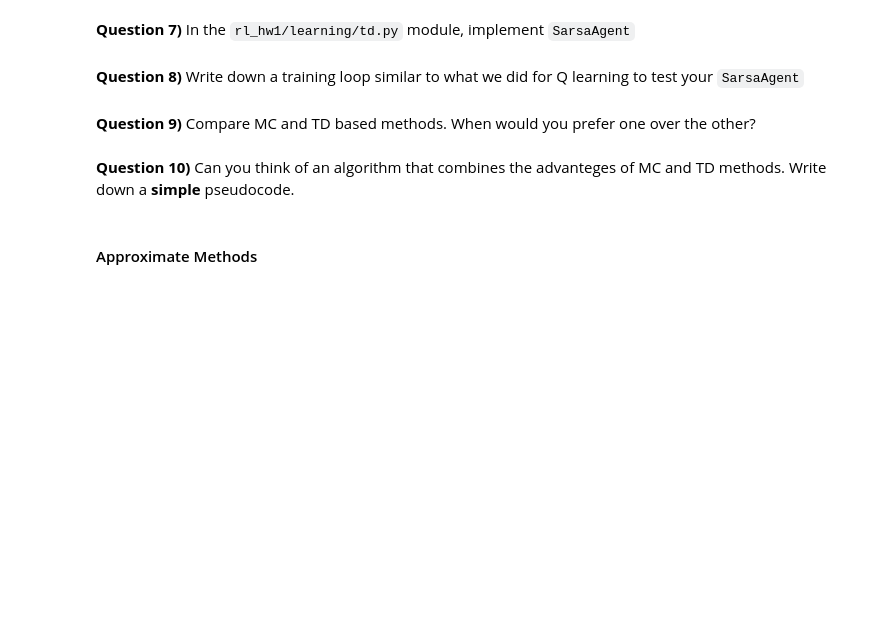
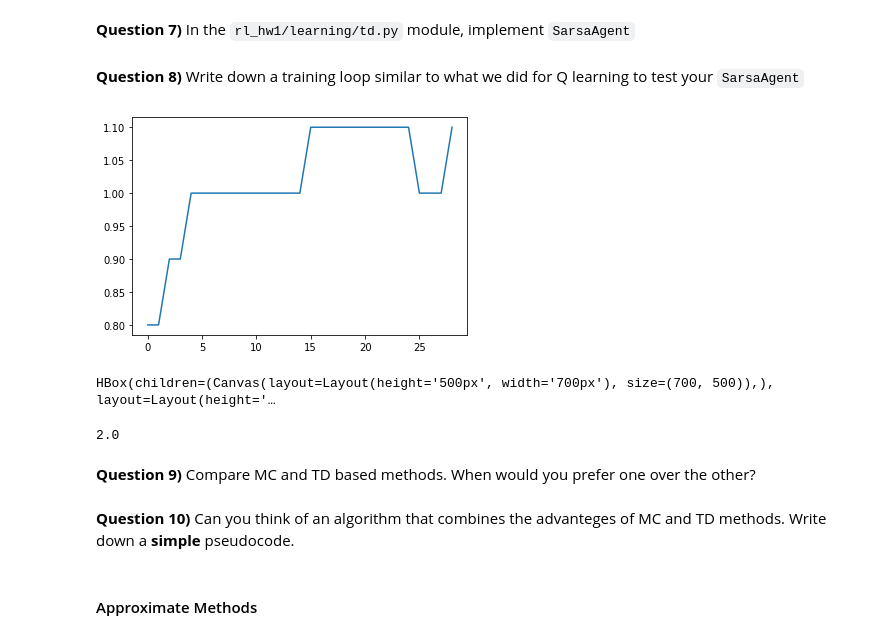
Before and after one commit to resuldagdanov/deep-reinforcement-learning, a Jupyter notebook: DRLHW1-student/Learning.ipynb, the cells around one changed output. Saved outputs shown, nothing was run; the diff lists cells and outputs as text; code cells hidden in the pictures; blank space fills up the shorter version.

Commit message:
sarsa implementation

```diff
--- a/DRLHW1-student/Learning.ipynb
+++ b/DRLHW1-student/Learning.ipynb
@@ -249,3 +209,56 @@ You implemented an off-policy TD(Temporal Difference) Learning algorithm. Now, t
+# %%
+# Sarsa training loop
+
+from collections import namedtuple
+import numpy as np
+import random
+import matplotlib.pyplot as plt
+
+from rl_hw1.learning import SarsaAgent
+
+
+# initiate environment
+env = Warehouse(balls="cb", buckets="BC", pairing=pairing, worldmap=worldmap)
+
+# initialize agent
+sarsa_agent = SarsaAgent(nact=4)
+
+# hyperparameters
+args = dict(
+    episodes = 1900,
+    evaluate_period = 50,
+    gamma = 0.5,
+    alpha = 0.2,
+    init_eps = 0.9,
+    final_eps = 0.2,
+    eps_decay_rate = 0.9995,
+    seed = 12021,            # current year: (10000 + 2021 = 12021) Holocene calendar
+)
+args = namedtuple('args', args.keys())(*args.values())
+
+# seed
+np.random.seed(args.seed)
+random.seed(args.seed)
+
+sarsa_rewards = sarsa_agent.train(env, sarsa_agent.e_greedy_policy, args)
+# %%
+# Sarsa reward visualization
+
+%matplotlib inline
+plt.plot(np.convolve(sarsa_rewards, np.ones(10) / 10, "valid"))
+plt.show()
+# %% [output]
+[figure, added]
+# %%
+# Sarsa visualization
+
+env.init_render()
+# %% [output]
+HBox(children=(Canvas(layout=Layout(height='500px', width='700px'), size=(700, 500)),), layout=Layout(height='…
+# %%
+sarsa_agent.evaluate(env, render=True)
+# %% [output]
+2.0
 # %% [markdown]
 **Question 9)** Compare MC and TD based methods. When would you prefer one over the other?
 # %% [markdown]
```
Also changed, not shown: parts of 7 cells of this notebook, 1 other file.
